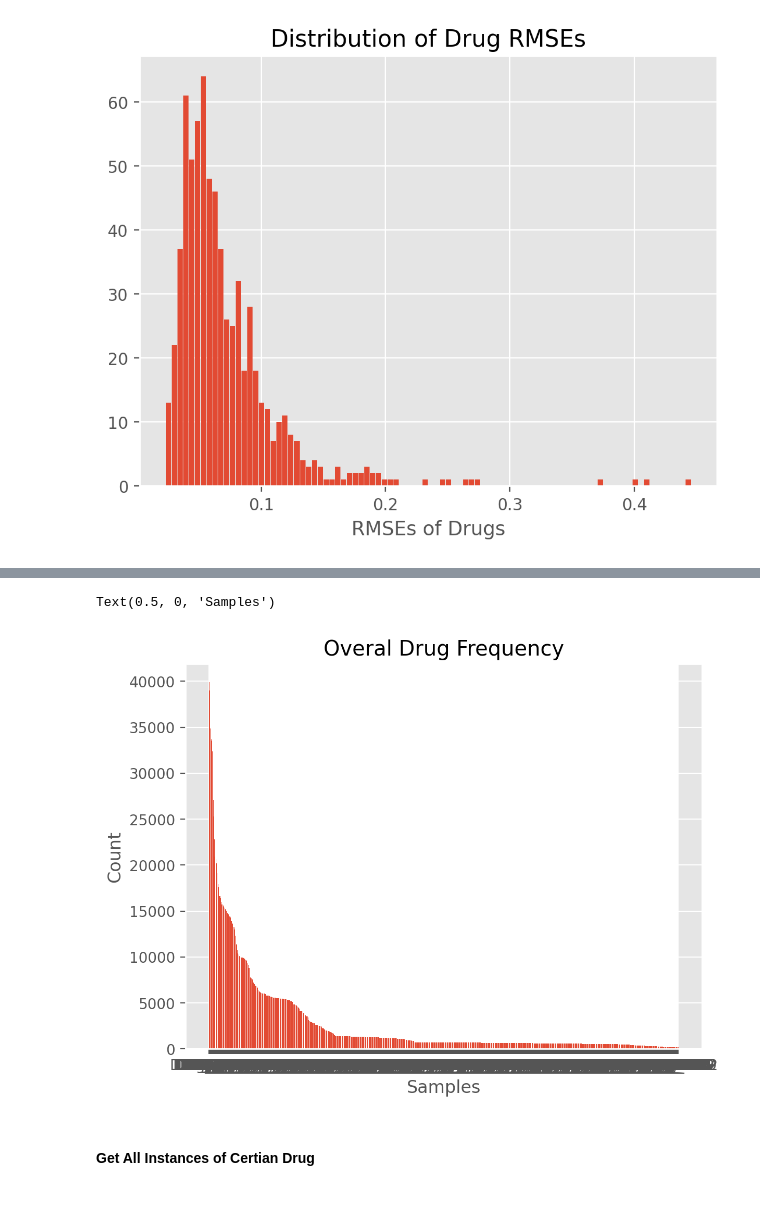
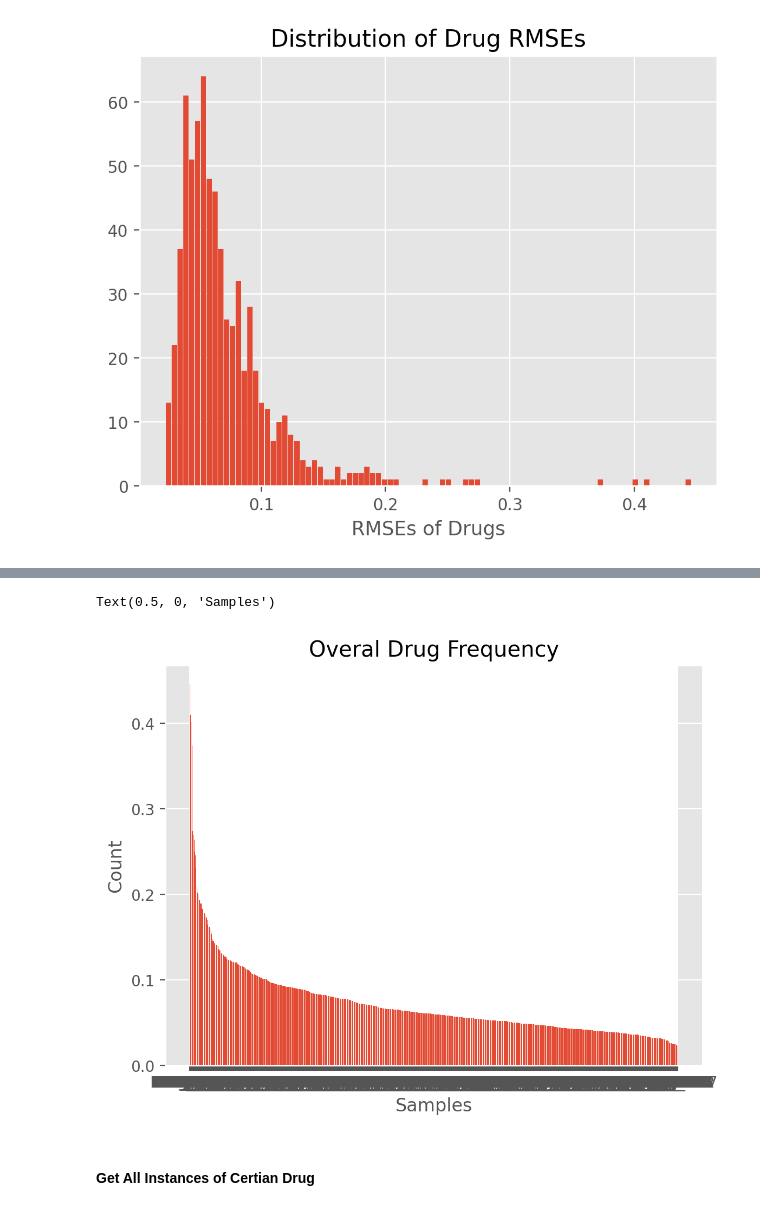
Before and after one commit to jakegwinn/argonne, a Jupyter notebook: data_analysis.ipynb, the cells around one changed output, grey strips where cells are left out. Saved outputs shown, nothing was run; the diff lists cells and outputs as text; code cells hidden in the pictures.

```diff
--- a/data_analysis.ipynb
+++ b/data_analysis.ipynb
@@ -339,14 +372,14 @@ Text(0.5, 1.0, 'Distribution of Drug RMSEs')
 # %%
 fig, ax = plt.subplots()
 
-ax.bar(all_drugs_df_n["Drug"], all_drugs_df_n["n"])
+ax.bar(all_drugs_df_rmse["Drug"], all_drugs_df_rmse["RMSE"])
 # ax.plot(all_samples_df["Sample"], all_samples_df["n"], color = "blue")
 ax.set_title("Overal Drug Frequency")
 ax.set_ylabel("Count")
 ax.set_xlabel("Samples")
 # %% [output]
 Text(0.5, 0, 'Samples')
-[figure, old version]
+[figure, new version]
 # %% [markdown]
 #### Get All Instances of Certian Drug
 # %%
```
Also changed, not shown: parts of 5 cells of this notebook, 1 other file.
